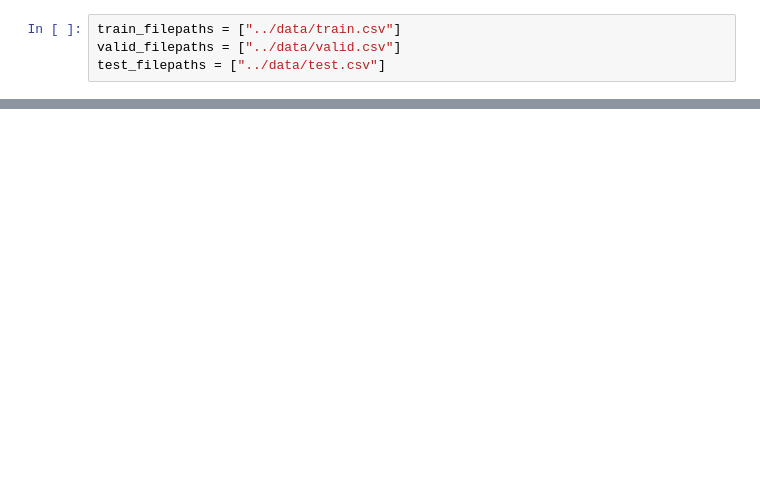
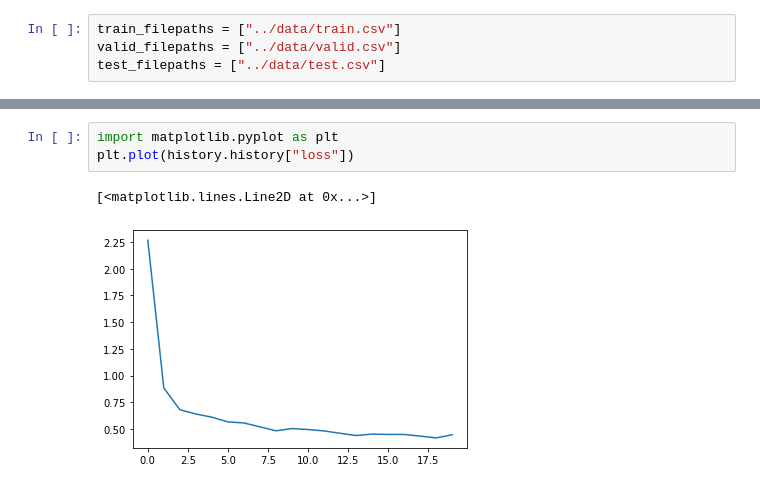
Before and after one commit to zeppfreak/geron, a Jupyter notebook: src/train_with_tf_dataset.ipynb, the cells around one changed output, grey strips where cells are left out. Cells and saved outputs as stored; diff of their text form; blank space fills up the shorter version.

```diff
--- a/src/train_with_tf_dataset.ipynb
+++ b/src/train_with_tf_dataset.ipynb
@@ -109,0 +129,6 @@ total_loss = model.evaluate(test_set)
+# %%
+import matplotlib.pyplot as plt
+plt.plot(history.history["loss"])
+# %% [output]
+[<matplotlib.lines.Line2D at 0x...>]
+[figure, added]
```
Also changed, not shown: parts of 9 cells of this notebook, 1 other file.
